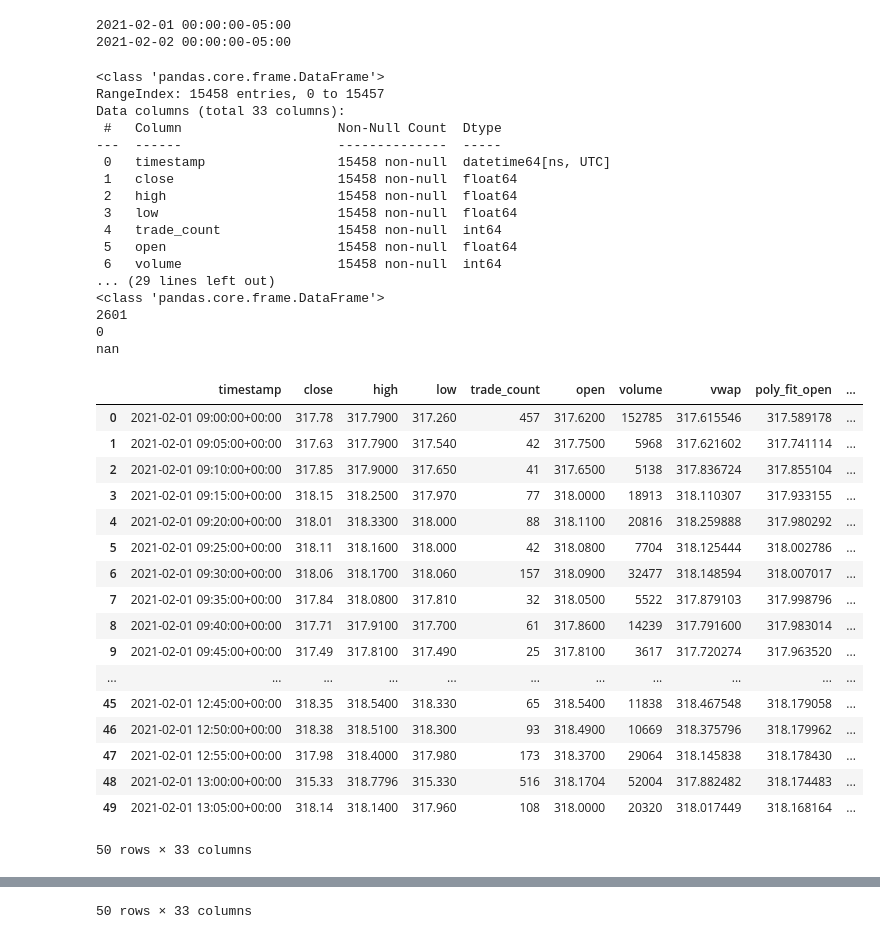
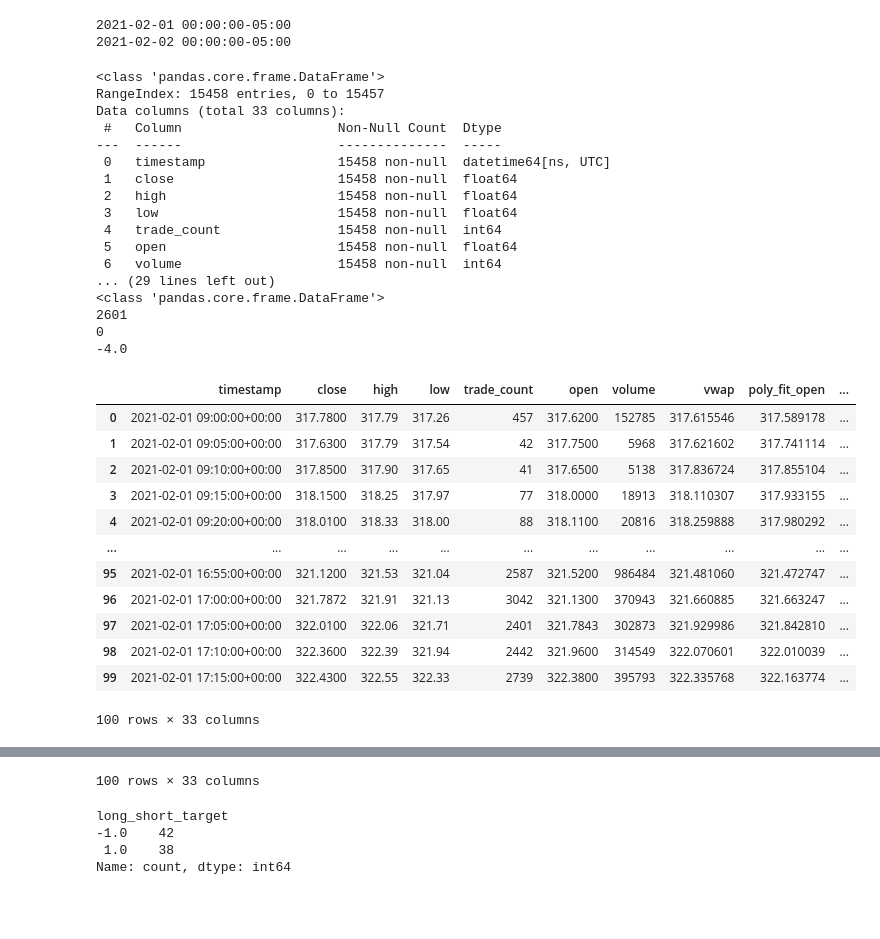
Before and after one commit to dahmadi/TheTrendIsYourFriend, a Jupyter notebook: TrendIsYourFriend_1.1.ipynb, the cells around one changed output, grey strips where cells are left out. Drawn from its saved outputs; the diff is of its cells as text; code cells hidden in the pictures; blank space fills up the shorter version.

Commit message:
fixed NaN values in target columns

```diff
--- a/TrendIsYourFriend_1.1.ipynb
+++ b/TrendIsYourFriend_1.1.ipynb
@@ -483,48 +483,47 @@ master_df['dbl_top_target_lagged'] = master_df['dbl_top_target'].shift(1)
 master_df['dbl_bot_target_lagged'] = master_df['dbl_bot_target'].shift(1)
 master_df['long_short_target_lagged'] = master_df['long_short_target'].shift(1)
 # %%
+# Convert the NaN values within both tagret columns into 0's to feed into ML Models
+master_df['long_short_target'] = master_df['long_short_target'].fillna(0)
+master_df['long_short_target_lagged'] = master_df['long_short_target_lagged'].fillna(0)
+
 master_df.info()
 print(len(master_df))
 print(type(master_df))
 print(sum(master_df["dbl_top_target"]))
 print(sum(master_df["dbl_bot_target"]))
 print(sum(master_df["long_short_target"]))
-display(master_df.head(50))
-display(master_df.tail(50))
+display(master_df.head(100))
+display(master_df.tail(100))
 # %% [output]
 <class 'pandas.core.frame.DataFrame'>
 RangeIndex: 15458 entries, 0 to 15457
 Data columns (total 33 columns):
  #   Column                    Non-Null Count  Dtype
 ---  ------                    --------------  -----
  0   timestamp                 15458 non-null  datetime64[ns, UTC]
  1   close                     15458 non-null  float64
  2   high                      15458 non-null  float64
  3   low                       15458 non-null  float64
  4   trade_count               15458 non-null  int64
  5   open                      15458 non-null  float64
  6   volume                    15458 non-null  int64
 ... (29 lines left out)
 <class 'pandas.core.frame.DataFrame'>
 2601
 0
-nan
+-4.0
 |  | timestamp | close | high | low | trade_count | open | volume | vwap | poly_fit_open | ... |
-| 0 | 2021-02-01 09:00:00+00:00 | 317.78 | 317.7900 | 317.260 | 457 | 317.6200 | 152785 | 317.615546 | 317.589178 | ... |
-| 1 | 2021-02-01 09:05:00+00:00 | 317.63 | 317.7900 | 317.540 | 42 | 317.7500 | 5968 | 317.621602 | 317.741114 | ... |
-| 2 | 2021-02-01 09:10:00+00:00 | 317.85 | 317.9000 | 317.650 | 41 | 317.6500 | 5138 | 317.836724 | 317.855104 | ... |
-| 3 | 2021-02-01 09:15:00+00:00 | 318.15 | 318.2500 | 317.970 | 77 | 318.0000 | 18913 | 318.110307 | 317.933155 | ... |
-| 4 | 2021-02-01 09:20:00+00:00 | 318.01 | 318.3300 | 318.000 | 88 | 318.1100 | 20816 | 318.259888 | 317.980292 | ... |
-| 5 | 2021-02-01 09:25:00+00:00 | 318.11 | 318.1600 | 318.000 | 42 | 318.0800 | 7704 | 318.125444 | 318.002786 | ... |
-| 6 | 2021-02-01 09:30:00+00:00 | 318.06 | 318.1700 | 318.060 | 157 | 318.0900 | 32477 | 318.148594 | 318.007017 | ... |
-| 7 | 2021-02-01 09:35:00+00:00 | 317.84 | 318.0800 | 317.810 | 32 | 318.0500 | 5522 | 317.879103 | 317.998796 | ... |
-| 8 | 2021-02-01 09:40:00+00:00 | 317.71 | 317.9100 | 317.700 | 61 | 317.8600 | 14239 | 317.791600 | 317.983014 | ... |
-| 9 | 2021-02-01 09:45:00+00:00 | 317.49 | 317.8100 | 317.490 | 25 | 317.8100 | 3617 | 317.720274 | 317.963520 | ... |
+| 0 | 2021-02-01 09:00:00+00:00 | 317.7800 | 317.79 | 317.26 | 457 | 317.6200 | 152785 | 317.615546 | 317.589178 | ... |
+| 1 | 2021-02-01 09:05:00+00:00 | 317.6300 | 317.79 | 317.54 | 42 | 317.7500 | 5968 | 317.621602 | 317.741114 | ... |
+| 2 | 2021-02-01 09:10:00+00:00 | 317.8500 | 317.90 | 317.65 | 41 | 317.6500 | 5138 | 317.836724 | 317.855104 | ... |
+| 3 | 2021-02-01 09:15:00+00:00 | 318.1500 | 318.25 | 317.97 | 77 | 318.0000 | 18913 | 318.110307 | 317.933155 | ... |
+| 4 | 2021-02-01 09:20:00+00:00 | 318.0100 | 318.33 | 318.00 | 88 | 318.1100 | 20816 | 318.259888 | 317.980292 | ... |
 | ... | ... | ... | ... | ... | ... | ... | ... | ... | ... | ... |
-| 45 | 2021-02-01 12:45:00+00:00 | 318.35 | 318.5400 | 318.330 | 65 | 318.5400 | 11838 | 318.467548 | 318.179058 | ... |
-| 46 | 2021-02-01 12:50:00+00:00 | 318.38 | 318.5100 | 318.300 | 93 | 318.4900 | 10669 | 318.375796 | 318.179962 | ... |
-| 47 | 2021-02-01 12:55:00+00:00 | 317.98 | 318.4000 | 317.980 | 173 | 318.3700 | 29064 | 318.145838 | 318.178430 | ... |
-| 48 | 2021-02-01 13:00:00+00:00 | 315.33 | 318.7796 | 315.330 | 516 | 318.1704 | 52004 | 317.882482 | 318.174483 | ... |
-| 49 | 2021-02-01 13:05:00+00:00 | 318.14 | 318.1400 | 317.960 | 108 | 318.0000 | 20320 | 318.017449 | 318.168164 | ... |
+| 95 | 2021-02-01 16:55:00+00:00 | 321.1200 | 321.53 | 321.04 | 2587 | 321.5200 | 986484 | 321.481060 | 321.472747 | ... |
+| 96 | 2021-02-01 17:00:00+00:00 | 321.7872 | 321.91 | 321.13 | 3042 | 321.1300 | 370943 | 321.660885 | 321.663247 | ... |
+| 97 | 2021-02-01 17:05:00+00:00 | 322.0100 | 322.06 | 321.71 | 2401 | 321.7843 | 302873 | 321.929986 | 321.842810 | ... |
+| 98 | 2021-02-01 17:10:00+00:00 | 322.3600 | 322.39 | 321.94 | 2442 | 321.9600 | 314549 | 322.070601 | 322.010039 | ... |
+| 99 | 2021-02-01 17:15:00+00:00 | 322.4300 | 322.55 | 322.33 | 2739 | 322.3800 | 395793 | 322.335768 | 322.163774 | ... |
-50 rows × 33 columns
+100 rows × 33 columns
 |  | timestamp | close | high | low | trade_count | open | volume | vwap | poly_fit_open | ... |
@@ -547 +541,8 @@ nan
-50 rows × 33 columns
+100 rows × 33 columns
+# %%
+master_df['long_short_target'].value_counts()
+# %% [output]
+long_short_target
+-1.0    42
+ 1.0    38
+Name: count, dtype: int64
```
Also changed, not shown: parts of 1 cell of this notebook.
